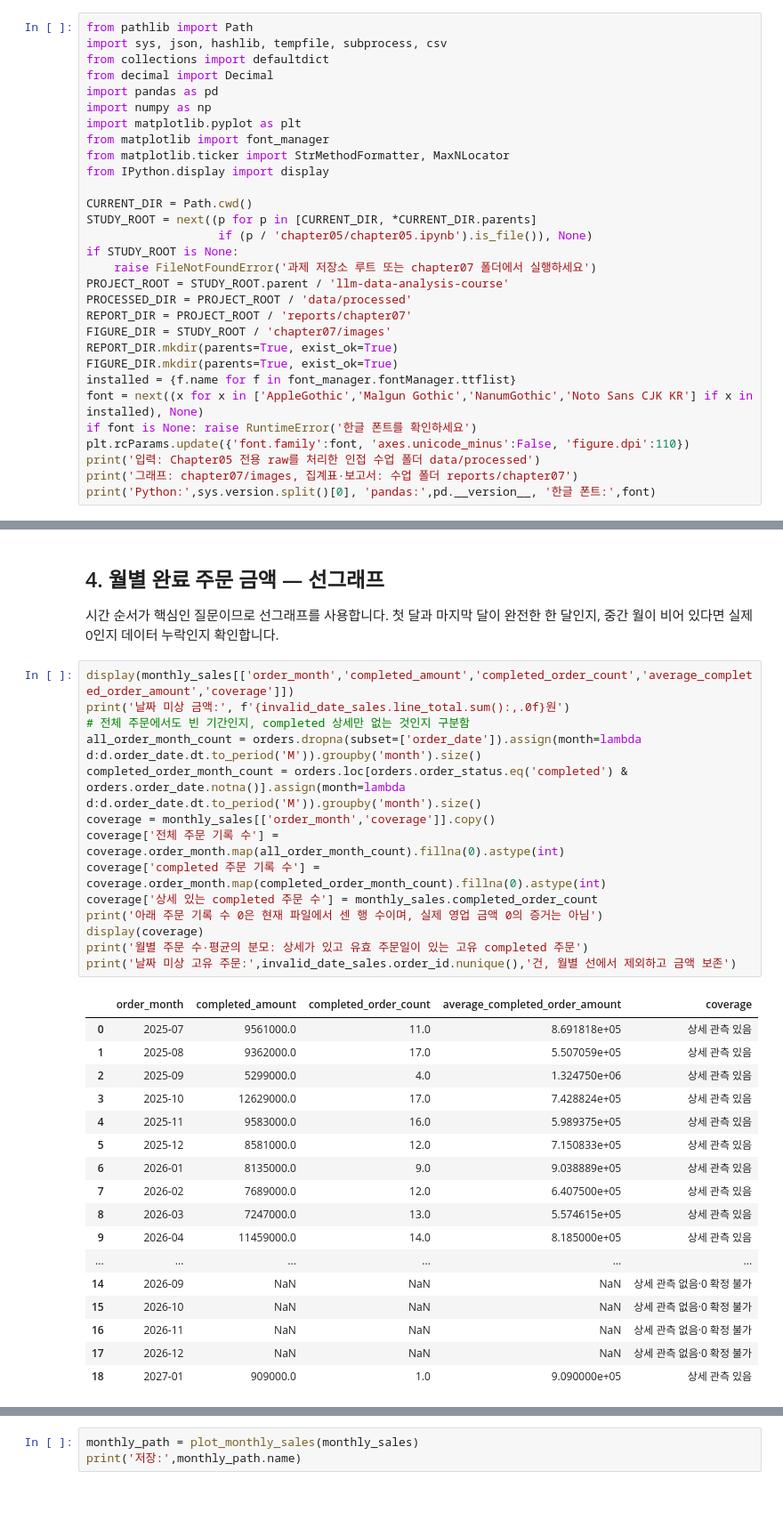
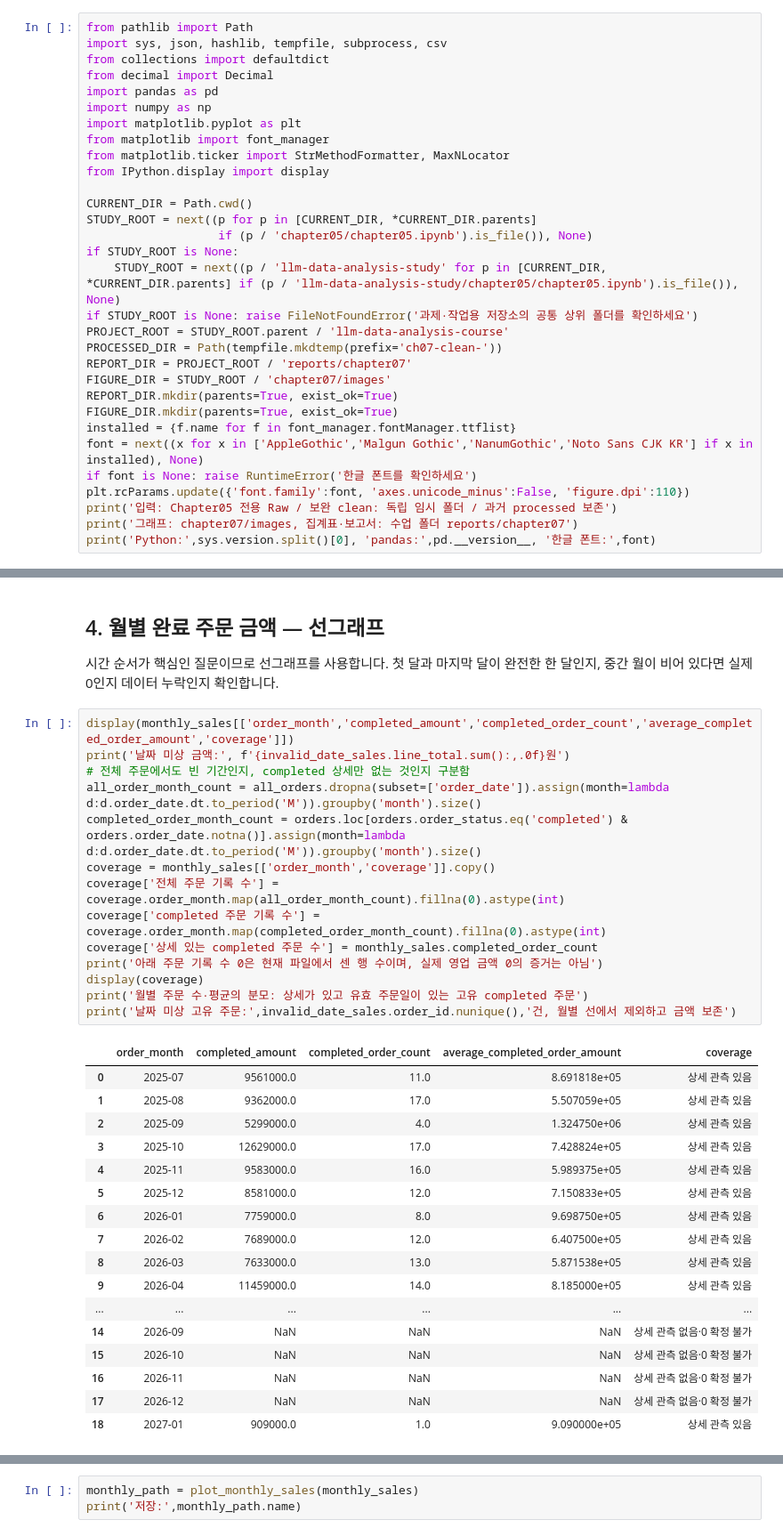
Before and after one commit to pmsky1/llm-data-analysis-study, a Jupyter notebook: chapter07/chapter07.ipynb, the cells around one changed output, grey strips where cells are left out. Shown at 89% size. Cells and saved outputs as stored; diff of their text form; blank space fills up the shorter version.

```diff
--- a/chapter07/chapter07.ipynb
+++ b/chapter07/chapter07.ipynb
@@ -57,9 +58,10 @@ CURRENT_DIR = Path.cwd()
 STUDY_ROOT = next((p for p in [CURRENT_DIR, *CURRENT_DIR.parents]
                    if (p / 'chapter05/chapter05.ipynb').is_file()), None)
 if STUDY_ROOT is None:
-    raise FileNotFoundError('과제 저장소 루트 또는 chapter07 폴더에서 실행하세요')
+    STUDY_ROOT = next((p / 'llm-data-analysis-study' for p in [CURRENT_DIR, *CURRENT_DIR.parents] if (p / 'llm-data-analysis-study/chapter05/chapter05.ipynb').is_file()), None)
+if STUDY_ROOT is None: raise FileNotFoundError('과제·작업용 저장소의 공통 상위 폴더를 확인하세요')
 PROJECT_ROOT = STUDY_ROOT.parent / 'llm-data-analysis-course'
-PROCESSED_DIR = PROJECT_ROOT / 'data/processed'
+PROCESSED_DIR = Path(tempfile.mkdtemp(prefix='ch07-clean-'))
 REPORT_DIR = PROJECT_ROOT / 'reports/chapter07'
 FIGURE_DIR = STUDY_ROOT / 'chapter07/images'
 REPORT_DIR.mkdir(parents=True, exist_ok=True)
@@ -68,7 +70,7 @@ installed = {f.name for f in font_manager.fontManager.ttflist}
 font = next((x for x in ['AppleGothic','Malgun Gothic','NanumGothic','Noto Sans CJK KR'] if x in installed), None)
 if font is None: raise RuntimeError('한글 폰트를 확인하세요')
 plt.rcParams.update({'font.family':font, 'axes.unicode_minus':False, 'figure.dpi':110})
-print('입력: Chapter05 전용 raw를 처리한 인접 수업 폴더 data/processed')
+print('입력: Chapter05 전용 Raw / 보완 clean: 독립 임시 폴더 / 과거 processed 보존')
 print('그래프: chapter07/images, 집계표·보고서: 수업 폴더 reports/chapter07')
 print('Python:',sys.version.split()[0], 'pandas:',pd.__version__, '한글 폰트:',font)
 # %% [output]
@@ -395,28 +858,28 @@ print('저장:',category_path.name)
 # %%
 display(monthly_sales[['order_month','completed_amount','completed_order_count','average_completed_order_amount','coverage']])
 print('날짜 미상 금액:', f'{invalid_date_sales.line_total.sum():,.0f}원')
 # 전체 주문에서도 빈 기간인지, completed 상세만 없는 것인지 구분함
-all_order_month_count = orders.dropna(subset=['order_date']).assign(month=lambda d:d.order_date.dt.to_period('M')).groupby('month').size()
+all_order_month_count = all_orders.dropna(subset=['order_date']).assign(month=lambda d:d.order_date.dt.to_period('M')).groupby('month').size()
 completed_order_month_count = orders.loc[orders.order_status.eq('completed') & orders.order_date.notna()].assign(month=lambda d:d.order_date.dt.to_period('M')).groupby('month').size()
 coverage = monthly_sales[['order_month','coverage']].copy()
 coverage['전체 주문 기록 수'] = coverage.order_month.map(all_order_month_count).fillna(0).astype(int)
 coverage['completed 주문 기록 수'] = coverage.order_month.map(completed_order_month_count).fillna(0).astype(int)
 coverage['상세 있는 completed 주문 수'] = monthly_sales.completed_order_count
 print('아래 주문 기록 수 0은 현재 파일에서 센 행 수이며, 실제 영업 금액 0의 증거는 아님')
 display(coverage)
 print('월별 주문 수·평균의 분모: 상세가 있고 유효 주문일이 있는 고유 completed 주문')
 print('날짜 미상 고유 주문:',invalid_date_sales.order_id.nunique(),'건, 월별 선에서 제외하고 금액 보존')
 # %% [output]
 |  | order_month | completed_amount | completed_order_count | average_completed_order_amount | coverage |
 | 0 | 2025-07 | 9561000.0 | 11.0 | 8.691818e+05 | 상세 관측 있음 |
 | 1 | 2025-08 | 9362000.0 | 17.0 | 5.507059e+05 | 상세 관측 있음 |
 | 2 | 2025-09 | 5299000.0 | 4.0 | 1.324750e+06 | 상세 관측 있음 |
 | 3 | 2025-10 | 12629000.0 | 17.0 | 7.428824e+05 | 상세 관측 있음 |
 | 4 | 2025-11 | 9583000.0 | 16.0 | 5.989375e+05 | 상세 관측 있음 |
 | 5 | 2025-12 | 8581000.0 | 12.0 | 7.150833e+05 | 상세 관측 있음 |
-| 6 | 2026-01 | 8135000.0 | 9.0 | 9.038889e+05 | 상세 관측 있음 |
+| 6 | 2026-01 | 7759000.0 | 8.0 | 9.698750e+05 | 상세 관측 있음 |
 | 7 | 2026-02 | 7689000.0 | 12.0 | 6.407500e+05 | 상세 관측 있음 |
-| 8 | 2026-03 | 7247000.0 | 13.0 | 5.574615e+05 | 상세 관측 있음 |
+| 8 | 2026-03 | 7633000.0 | 13.0 | 5.871538e+05 | 상세 관측 있음 |
 | 9 | 2026-04 | 11459000.0 | 14.0 | 8.185000e+05 | 상세 관측 있음 |
 | ... | ... | ... | ... | ... | ... |
 | 14 | 2026-09 | NaN | NaN | NaN | 상세 관측 없음·0 확정 불가 |
```
Also changed, not shown: parts of 20 cells of this notebook, 16 other files.
